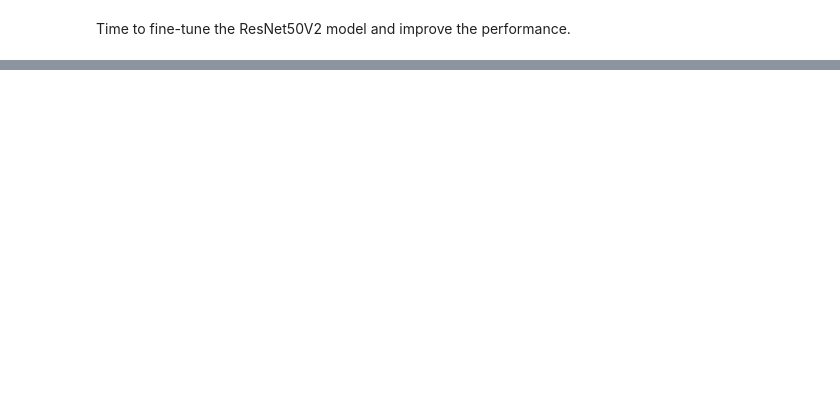
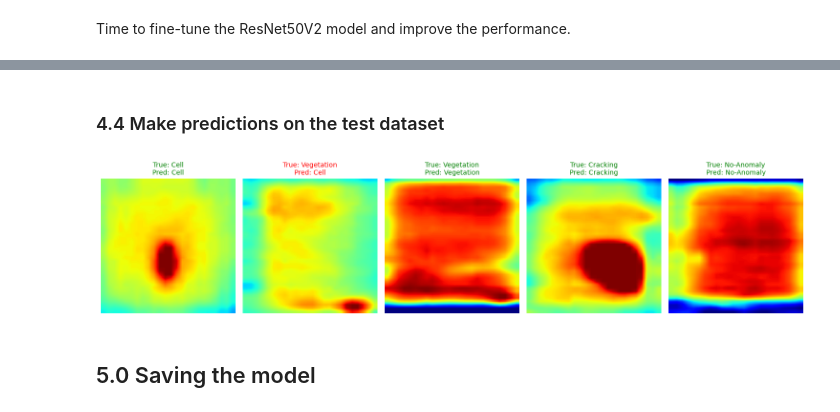
Before and after one commit to Ahmed-Sohail2000/Solar-Eye-Project, a Jupyter notebook: Solar_Eye_🌞👀_Solar_Image_Classification_Project_with_Deep_Learning.ipynb, the cells around one changed output, grey strips where cells are left out. Cells and saved outputs as stored; diff of their text form; code cells hidden in the pictures; blank space fills up the shorter version.

```diff
--- a/Solar_Eye_🌞👀_Solar_Image_Classification_Project_with_Deep_Learning.ipynb
+++ b/Solar_Eye_🌞👀_Solar_Image_Classification_Project_with_Deep_Learning.ipynb
@@ -746,2 +767,20 @@ plt.tight_layout()
 # %% [markdown]
 Time to fine-tune the ResNet50V2 model and improve the performance.
+# %%
+# 1. Load base model
+base_model = tf.keras.applications.ResNet50V2(
+    include_top=False,
+    input_shape=(224, 224, 3),
+    weights='imagenet'
+)
+base_model.trainable = False  # Freeze for now
+
+# 2. Build the full model
+model = tf.keras.Sequential([
+    tf.keras.layers.Input(shape=(224, 224, 3)),
+    base_model,
+    tf.keras.layers.GlobalAveragePooling2D(),
+    tf.keras.layers.Dense(len(class_to_idx), activation='softmax')
+])
+
+model.summary()
@@ -811,0 +916,7 @@ plt.tight_layout()
+# %%
+# make predictions
+predictions = model.predict(test_ds)
+
+# get the predicted classes (1,7,11, 8, etc)
+predicted_classes = np.argmax(predictions, axis = 1)
+predicted_classes
@@ -811,0 +1027,5 @@ plt.tight_layout()
+# %% [markdown]
+### 4.4 Make predictions on the test dataset
+# %%
+class_names = ['Cell', 'Cell-Multi', 'Cracking', 'Diode', 'Diode-Multi', 'Hot-Spot', 'Hot-Spot-Multi',
+               'No-Anomaly', 'Offline-Module', 'Shadowing', 'Soiling', 'Vegetation']
@@ -811,0 +1105,6 @@ plt.tight_layout()
+# %%
+predict_from_test(test_ds, model, class_names = class_names)
+# %% [output]
+[figure, added]
+# %% [markdown]
+## 5.0 Saving the model
```
Also changed, not shown: parts of 30 cells of this notebook.
